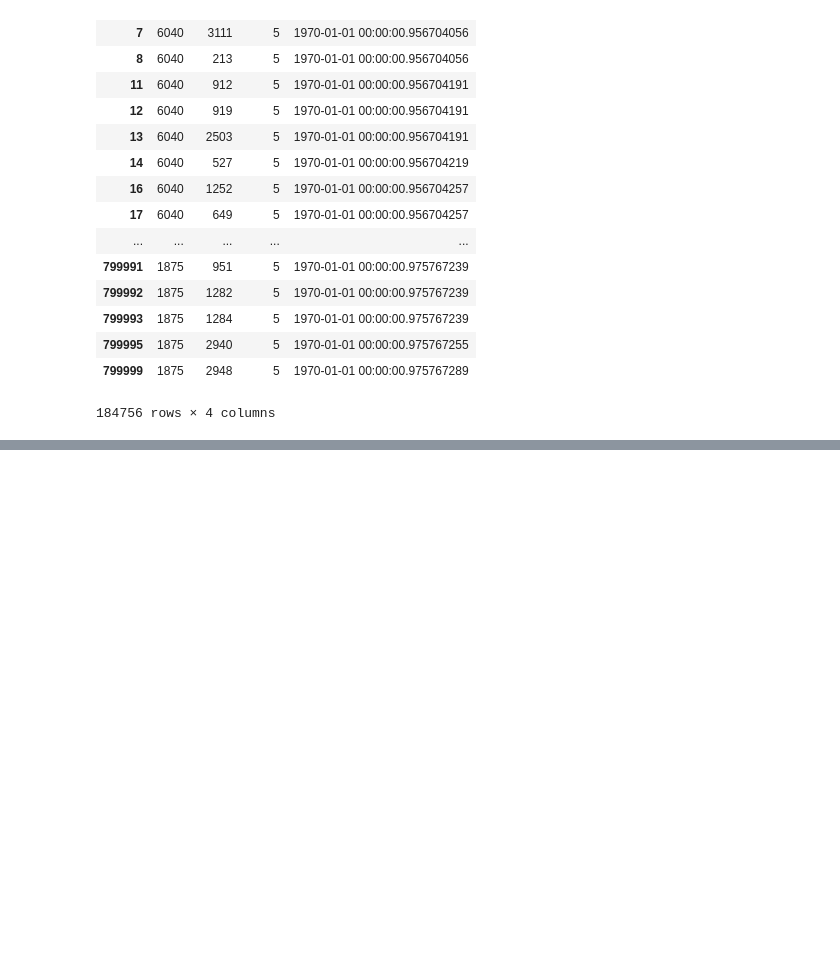
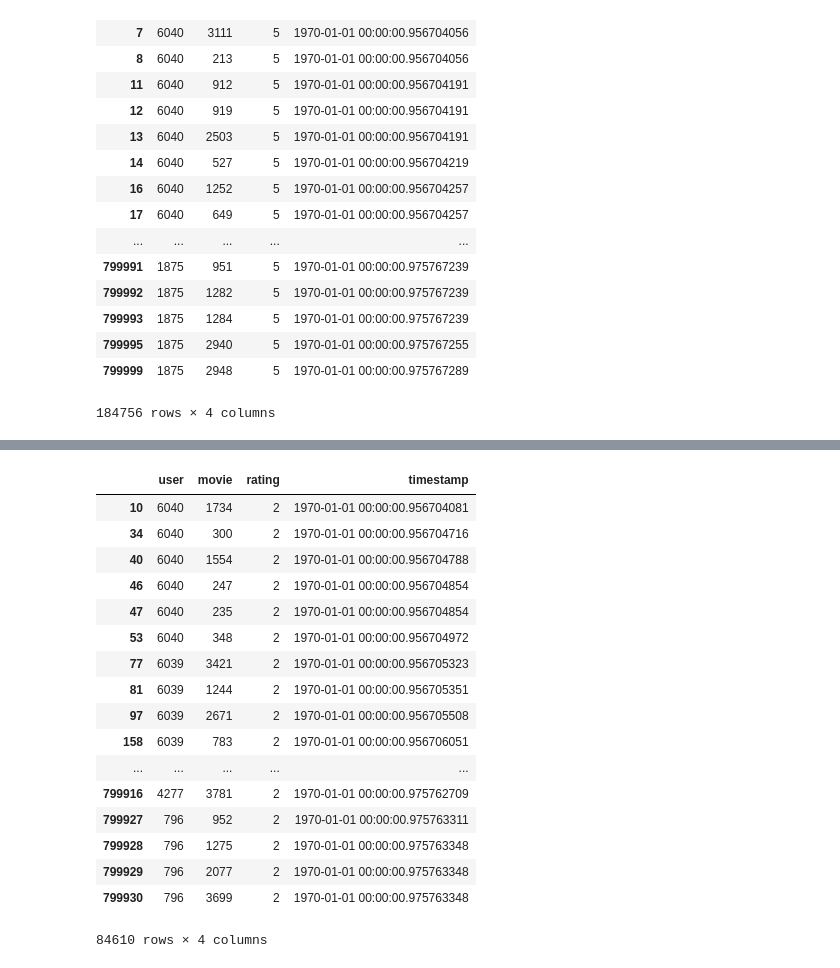
Before and after one commit to david-yang2/guess_my_ratings, a Jupyter notebook: EDA.ipynb, the cells around one changed output, grey strips where cells are left out. Drawn from its saved outputs; the diff is of its cells as text; code cells hidden in the pictures; blank space fills up the shorter version.

```diff
--- a/EDA.ipynb
+++ b/EDA.ipynb
@@ -104,0 +147,21 @@ data[data.rating == 5]
+# %%
+data[data.rating == 2]
+# %% [output]
+|  | user | movie | rating | timestamp |
+| 10 | 6040 | 1734 | 2 | 1970-01-01 00:00:00.956704081 |
+| 34 | 6040 | 300 | 2 | 1970-01-01 00:00:00.956704716 |
+| 40 | 6040 | 1554 | 2 | 1970-01-01 00:00:00.956704788 |
+| 46 | 6040 | 247 | 2 | 1970-01-01 00:00:00.956704854 |
+| 47 | 6040 | 235 | 2 | 1970-01-01 00:00:00.956704854 |
+| 53 | 6040 | 348 | 2 | 1970-01-01 00:00:00.956704972 |
+| 77 | 6039 | 3421 | 2 | 1970-01-01 00:00:00.956705323 |
+| 81 | 6039 | 1244 | 2 | 1970-01-01 00:00:00.956705351 |
+| 97 | 6039 | 2671 | 2 | 1970-01-01 00:00:00.956705508 |
+| 158 | 6039 | 783 | 2 | 1970-01-01 00:00:00.956706051 |
+| ... | ... | ... | ... | ... |
+| 799916 | 4277 | 3781 | 2 | 1970-01-01 00:00:00.975762709 |
+| 799927 | 796 | 952 | 2 | 1970-01-01 00:00:00.975763311 |
+| 799928 | 796 | 1275 | 2 | 1970-01-01 00:00:00.975763348 |
+| 799929 | 796 | 2077 | 2 | 1970-01-01 00:00:00.975763348 |
+| 799930 | 796 | 3699 | 2 | 1970-01-01 00:00:00.975763348 |
+84610 rows × 4 columns
```
Also changed, not shown: parts of 3 cells of this notebook.
